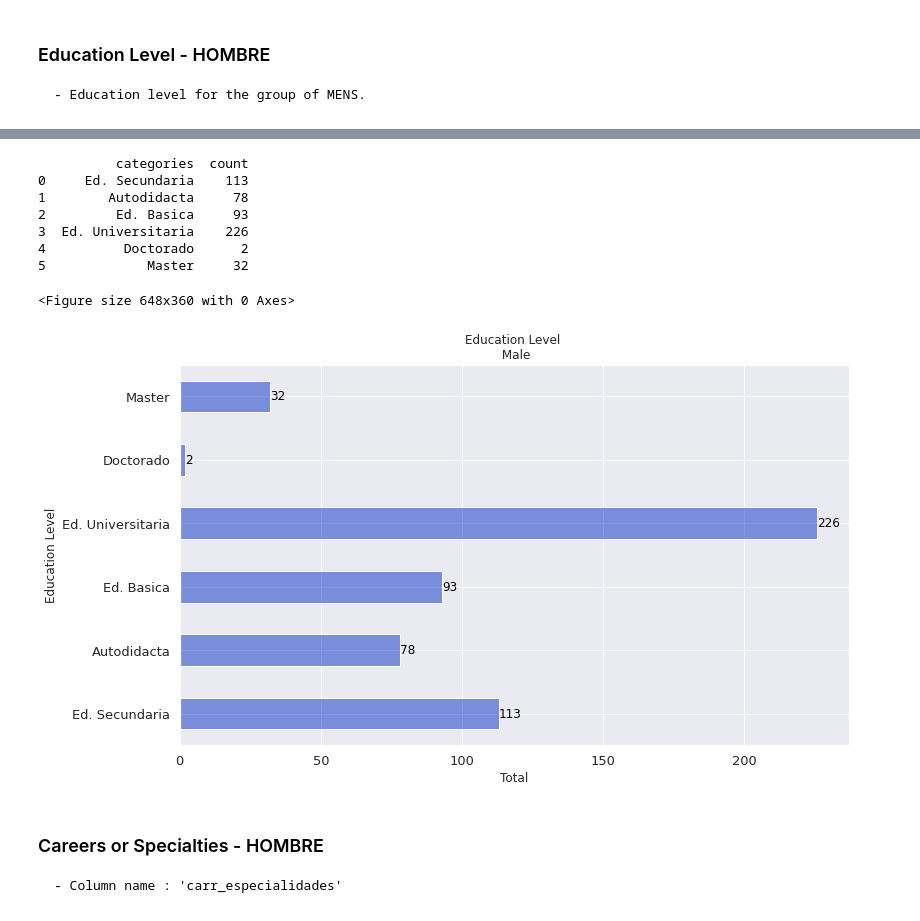
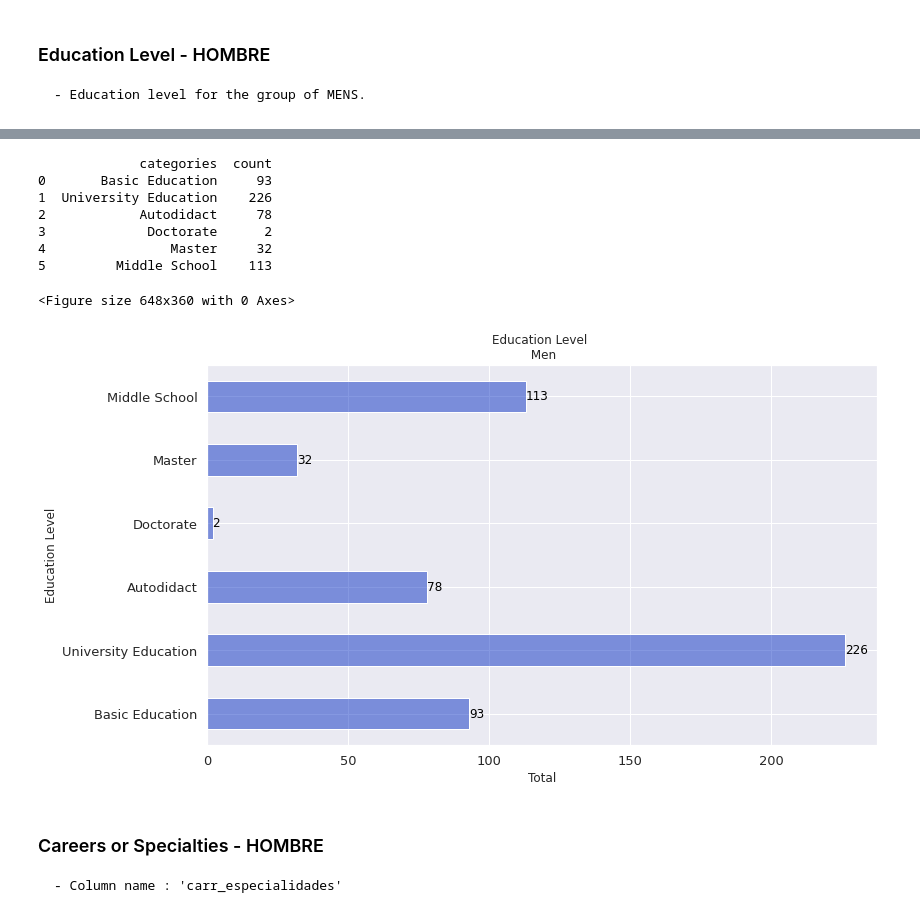
Before and after one commit to TorrezMN/Data_Science, a Jupyter notebook: Enc_Devs_Py/Notebooks/Education.ipynb, the cells around one changed output, grey strips where cells are left out. Cells and saved outputs as stored; diff of their text form; code cells hidden in the pictures.

```diff
--- a/Enc_Devs_Py/Notebooks/Education.ipynb
+++ b/Enc_Devs_Py/Notebooks/Education.ipynb
@@ -212,42 +247,42 @@ ed_uniques = get_column_uniques(df, "educacion")
 # Making a plot for this 'relation'.
 fig = plt.figure(figsize=(9, 5))
 # Plot
 ed_hombres_df = make_df(gen.get_group("HOMBRE"), "educacion", "categories", "count")
 ed_hombres_plot = ed_hombres_df.plot(
     kind="barh",
-    title="Education Level \n Male",
+    title="Education Level \n Men",
     fontsize=13,
     legend=False,
     color=get_color("Male", "light"),
 )
 
 print(ed_hombres_df)
 ed_hombres_plot.set_yticklabels([v for k, v in enumerate(ed_uniques)])
 
 
 ed_hombres_plot.set_xlabel("Total")
 ed_hombres_plot.set_ylabel("Education Level")
 
 
 # Plot annotations.
 for k, v in enumerate(ed_hombres_df["count"]):
     if v < 10:
         # if count its less than 10, value will be painted in 'red'.
         ed_hombres_plot.annotate(v, (v, k), va="center", color="black")
     else:
         # if count its greather than 10, value will be painted in 'blue'.
         ed_hombres_plot.annotate(v, (v, k), va="center", color="black")
 plt.show()
 # %% [output]
-          categories  count
-0     Ed. Secundaria    113
-1        Autodidacta     78
-2         Ed. Basica     93
-3  Ed. Universitaria    226
-4          Doctorado      2
-5             Master     32
+             categories  count
+0       Basic Education     93
+1  University Education    226
+2            Autodidact     78
+3             Doctorate      2
+4                Master     32
+5         Middle School    113
 <Figure size 648x360 with 0 Axes>
-[figure, old version]
+[figure, new version]
 # %% [markdown]
 ### Careers or Specialties - HOMBRE
 
```
Also changed, not shown: parts of 16 cells of this notebook, 5 other files.
